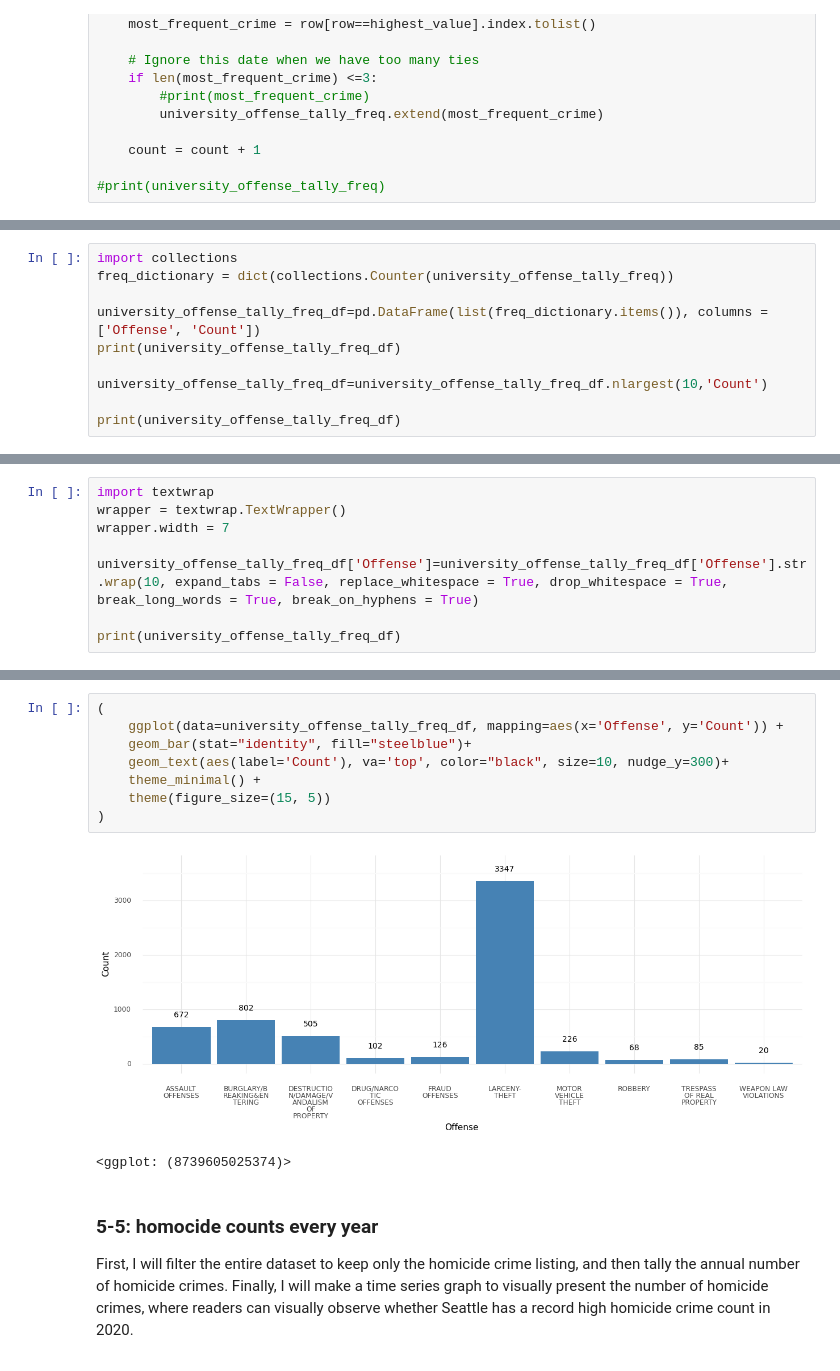
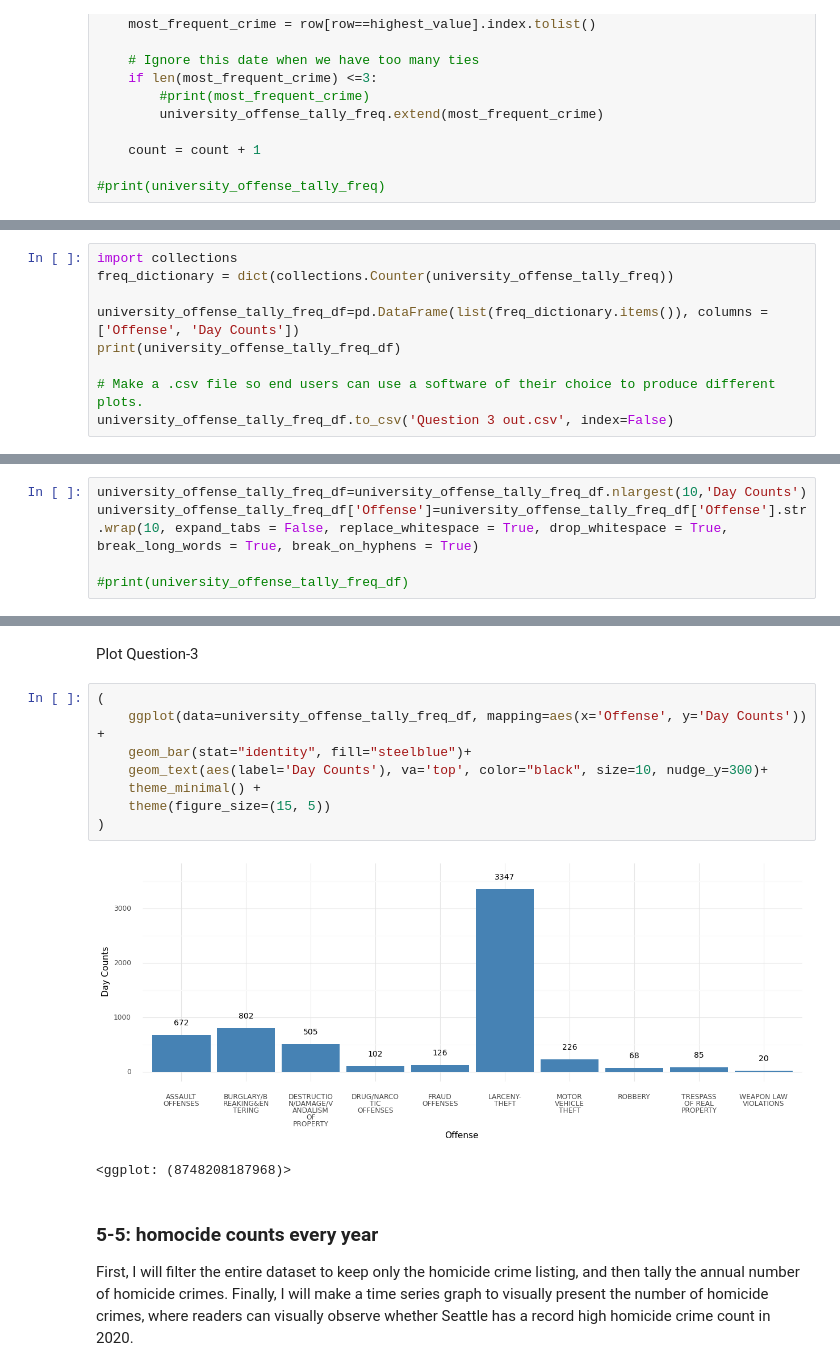
Before and after one commit to GNU-Linuxer/seattle-polie-data-analysis, a Jupyter notebook: Final project.ipynb, the cells around one changed output, grey strips where cells are left out. Cells and saved outputs as stored; diff of their text form.

```diff
--- a/Final project.ipynb
+++ b/Final project.ipynb
@@ -478,10 +449,9 @@ for index, row in university_offense_tally.iterrows():
 import collections
 freq_dictionary = dict(collections.Counter(university_offense_tally_freq))
 
-university_offense_tally_freq_df=pd.DataFrame(list(freq_dictionary.items()), columns = ['Offense', 'Count'])
+university_offense_tally_freq_df=pd.DataFrame(list(freq_dictionary.items()), columns = ['Offense', 'Day Counts'])
 print(university_offense_tally_freq_df)
 
-university_offense_tally_freq_df=university_offense_tally_freq_df.nlargest(10,'Count')
-
-print(university_offense_tally_freq_df)
+# Make a .csv file so end users can use a software of their choice to produce different plots.
+university_offense_tally_freq_df.to_csv('Question 3 out.csv', index=False)
 # %% [output]
@@ -505,8 +477,5 @@ print(university_offense_tally_freq_df)
 # %%
-import textwrap
-wrapper = textwrap.TextWrapper()
-wrapper.width = 7
-
+university_offense_tally_freq_df=university_offense_tally_freq_df.nlargest(10,'Day Counts')
 university_offense_tally_freq_df['Offense']=university_offense_tally_freq_df['Offense'].str.wrap(10, expand_tabs = False, replace_whitespace = True, drop_whitespace = True, break_long_words = True, break_on_hyphens = True)
 
-print(university_offense_tally_freq_df)
+#print(university_offense_tally_freq_df)
@@ -525,14 +482,16 @@ print(university_offense_tally_freq_df)
+# %% [markdown]
+Plot Question-3
 # %%
 (
-    ggplot(data=university_offense_tally_freq_df, mapping=aes(x='Offense', y='Count')) +
+    ggplot(data=university_offense_tally_freq_df, mapping=aes(x='Offense', y='Day Counts')) +
     geom_bar(stat="identity", fill="steelblue")+
-    geom_text(aes(label='Count'), va='top', color="black", size=10, nudge_y=300)+
+    geom_text(aes(label='Day Counts'), va='top', color="black", size=10, nudge_y=300)+
     theme_minimal() +
     theme(figure_size=(15, 5))
 )
 # %% [output]
-[figure, old version]
+[figure, new version]
-<ggplot: (8739605025374)>
+<ggplot: (8748208187968)>
 # %% [markdown]
 ### 5-5: homocide counts every year
 First, I will filter the entire dataset to keep only the homicide crime listing, and then tally the annual number of homicide crimes. Finally, I will make a time series graph to visually present the number of homicide crimes, where readers can visually observe whether Seattle has a record high homicide crime count in 2020.
```
Also changed, not shown: parts of 17 cells of this notebook, 5 other files.
